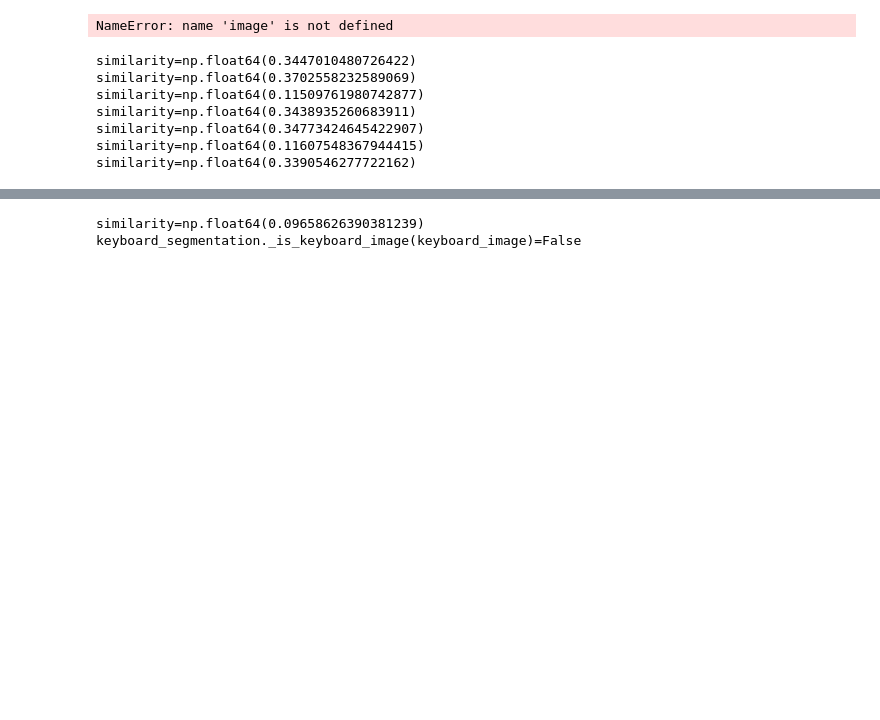
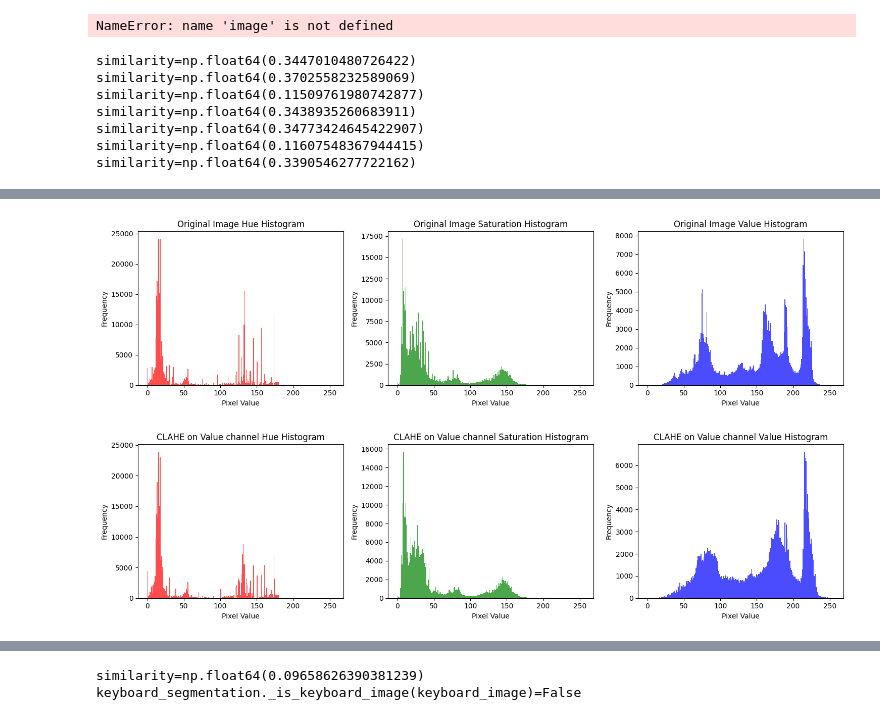
Before and after one commit to orslup/Project_A, a Jupyter notebook: manual_flow_test.ipynb, the cells around one changed output, grey strips where cells are left out. Drawn from its saved outputs; the diff is of its cells as text; code cells hidden in the pictures; blank space fills up the shorter version.

```diff
--- a/manual_flow_test.ipynb
+++ b/manual_flow_test.ipynb
@@ -149,3 +168,28 @@ plt.show()
+# %%
+
+def plot_histograms(image, title_prefix=''):
+    hsv = cv2.cvtColor(image, cv2.COLOR_BGR2HSV)
+    h, s, v = cv2.split(hsv)
+
+    colors = ['r', 'g', 'b']
+    names = ['Hue', 'Saturation', 'Value']
+    channels = [h, s, v]
+
+    plt.figure(figsize=(15, 4))
+    for i, (channel, color, name) in enumerate(zip(channels, colors, names)):
+        plt.subplot(1, 3, i+1)
+        plt.hist(channel.ravel(), 256, [0, 256], color=color, alpha=0.7)
+        plt.title(f'{title_prefix}{name} Histogram')
+        plt.xlabel('Pixel Value')
+        plt.ylabel('Frequency')
+    plt.tight_layout()
+    plt.show()
+# %%
+plot_histograms(image, 'Original Image ')
+plot_histograms(cv2.cvtColor(hsv, cv2.COLOR_HSV2BGR), 'CLAHE on Value channel ')
+# %% [output]
+[figure, added]
+[figure, added]
 # %%
 def is_white(pixel, threshold=80):
     # pixel: (B, G, R)
```
Also changed, not shown: parts of 4 cells of this notebook, 2 other files.
